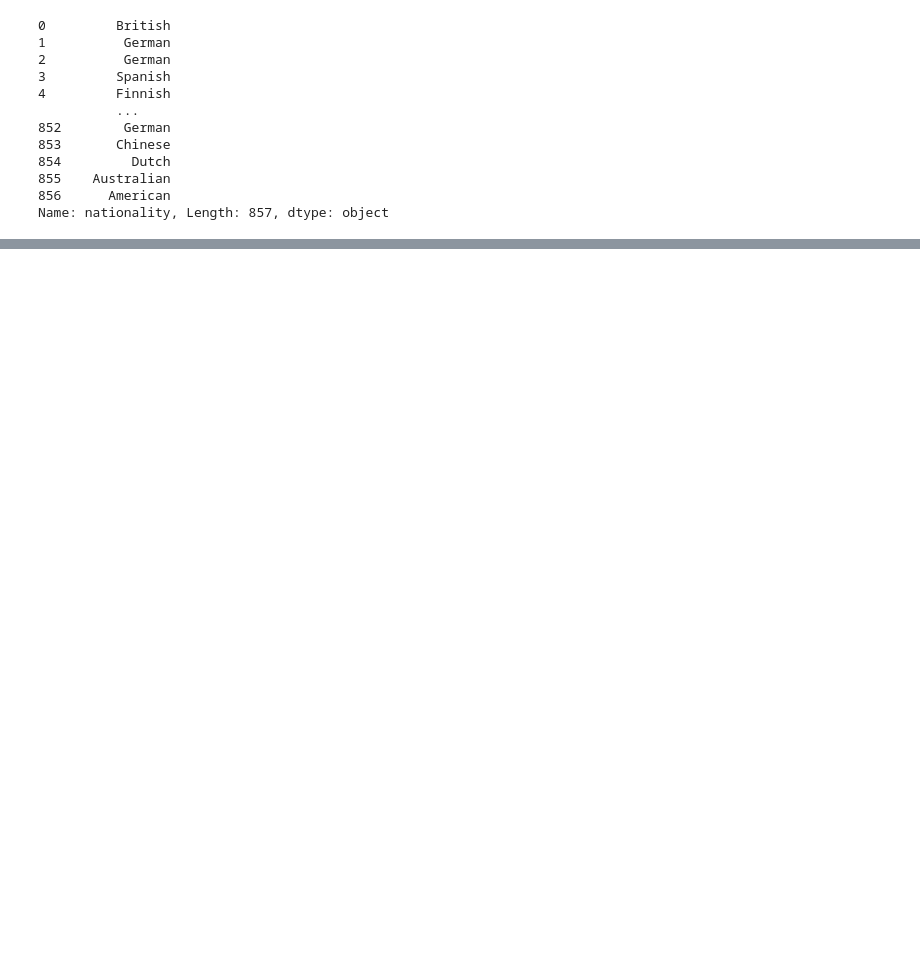
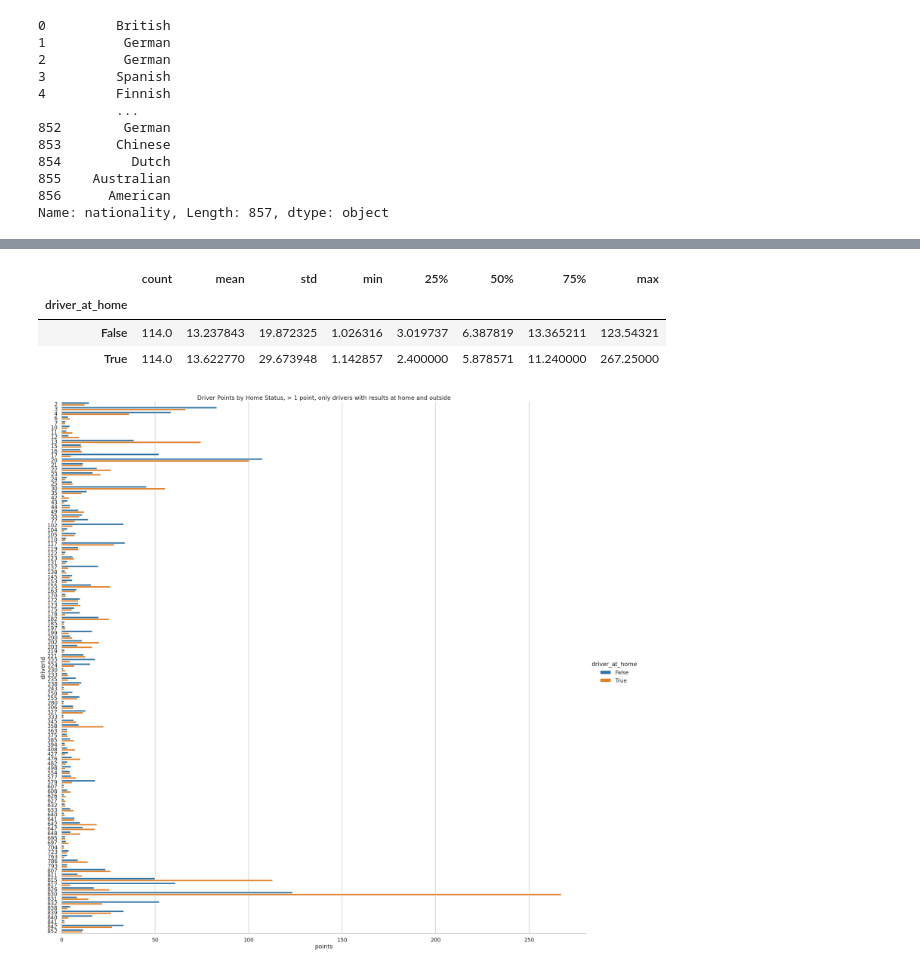
Before and after one commit to MohamedElhadidy0019/Formula_One_Data_Analysis, a Jupyter notebook: home_vs_away_effect.ipynb, the cells around one changed output, grey strips where cells are left out. Saved outputs shown, nothing was run; the diff lists cells and outputs as text; code cells hidden in the pictures; blank space fills up the shorter version.

```diff
--- a/home_vs_away_effect.ipynb
+++ b/home_vs_away_effect.ipynb
@@ -158,2 +164,0 @@ df.sort_values('points', ascending=False)
-# %%
-df = df[df['points'] > 30]
@@ -197,0 +165,19 @@ g_country.head(100)
+# %%
+# Get driver ids for results at home and outside home.
+home_drivers = set(df[df['driver_at_home'] == True]['driverId'])
+away_drivers = set(df[df['driver_at_home'] != True]['driverId'])
+
+# Find the intersection: the drivers who've had races in their home country, and in other countries.
+international_drivers = home_drivers.intersection(away_drivers)
+home_away_results = df[df['driverId'].isin(international_drivers)]
+
+# Group by the driver id and whether they're at home or not, compute the mean
+# for all races of the two groups for each driver, then filter such that we get drivers
+# with meaningful points. (There are a lot of them with just zeros)
+home_away_results = home_away_results.groupby(['driverId', 'driver_at_home'])
+point_means = home_away_results['points'].mean()
+point_means = point_means[point_means > 1].to_frame().reset_index()
+
+display(point_means)
+
+point_means = filter_home_or_away_results_only(point_means, 'driverId', 'driver_at_home')
@@ -197,0 +198,10 @@ g_country.head(100)
+# %%
+# Notice how there are quite a few outliers?
+display(point_means.groupby('driver_at_home')['points'].describe())
+plot_home_vs_away(point_means, 'points', 'driverId', 'driver_at_home', 'Driver Points by Home Status, > 1 point, only drivers with results at home and outside')
+# %% [output]
+|  | count | mean | std | min | 25% | 50% | 75% | max |
+| driver_at_home |  |  |  |  |  |  |  |  |
+| False | 114.0 | 13.237843 | 19.872325 | 1.026316 | 3.019737 | 6.387819 | 13.365211 | 123.54321 |
+| True | 114.0 | 13.622770 | 29.673948 | 1.142857 | 2.400000 | 5.878571 | 11.240000 | 267.25000 |
+[figure, added]
```
Also changed, not shown: parts of 21 cells of this notebook, 2 other files.
